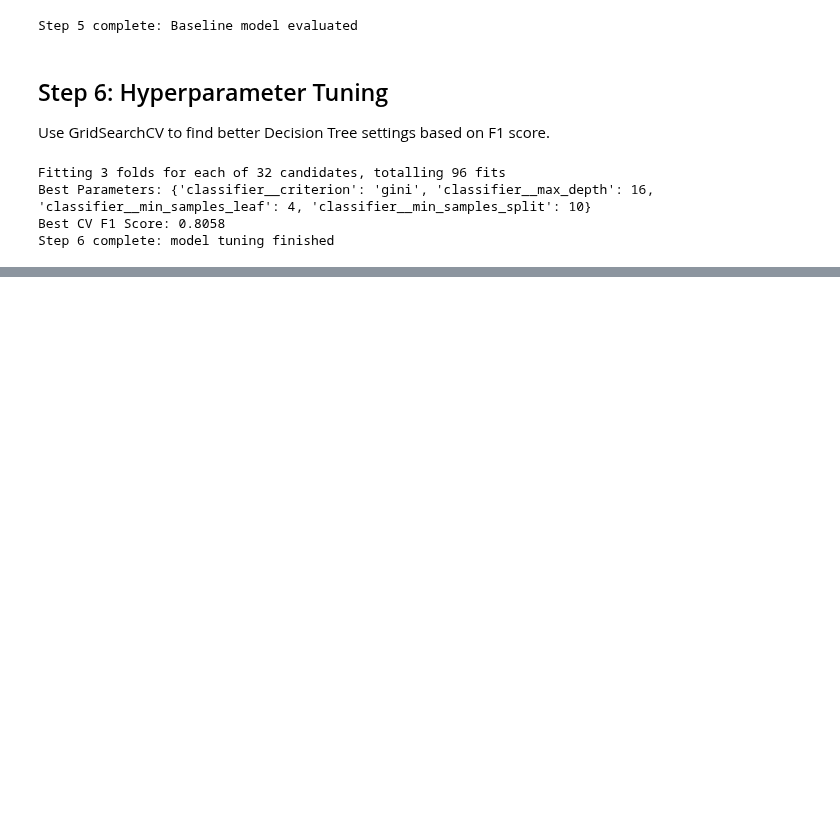
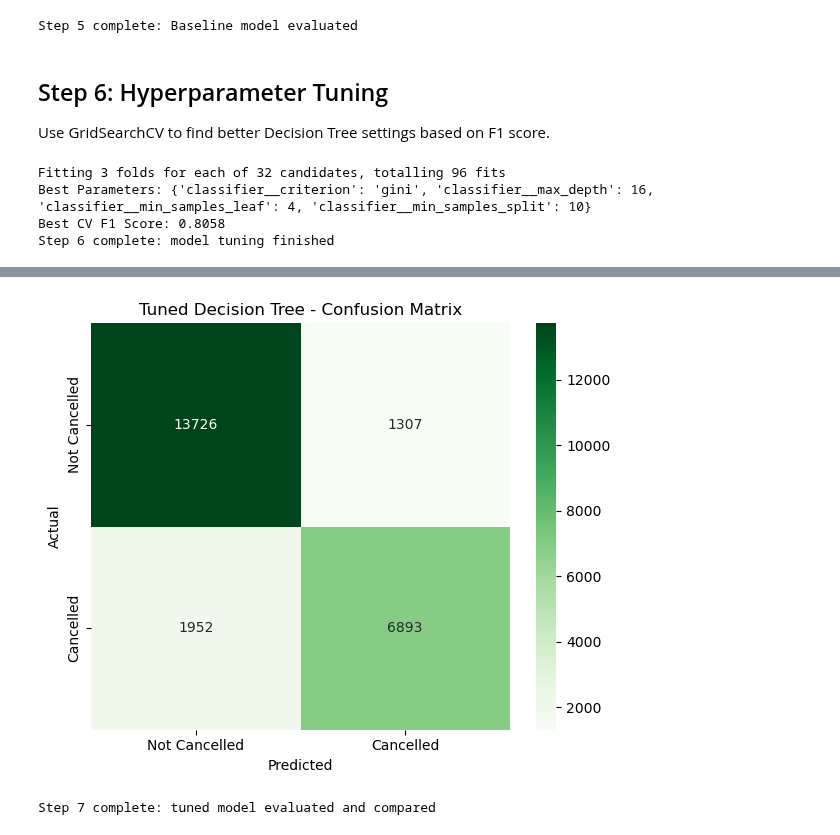
Before and after one commit to Eranga999/ML_Group_Assigment, a Jupyter notebook: Decision_Tree_IT22194244.ipynb, the cells around one changed output, grey strips where cells are left out. Saved outputs shown, nothing was run; the diff lists cells and outputs as text; code cells hidden in the pictures; blank space fills up the shorter version.

Commit message:
tuned Model Evaluation

```diff
--- a/Decision_Tree_IT22194244.ipynb
+++ b/Decision_Tree_IT22194244.ipynb
@@ -326,0 +330,19 @@ Step 6 complete: model tuning finished
+# %%
+# Evaluate tuned model on test set
+y_pred_tuned = best_model.predict(X_test)
+
+acc_tuned = accuracy_score(y_test, y_pred_tuned)
+pre_tuned = precision_score(y_test, y_pred_tuned)
+rec_tuned = recall_score(y_test, y_pred_tuned)
+f1_tuned = f1_score(y_test, y_pred_tuned)
+
+results = pd.DataFrame([
+    ['Baseline', acc_base, pre_base, rec_base, f1_base],
+    ['Tuned', acc_tuned, pre_tuned, rec_tuned, f1_tuned]
+], columns=['Model', 'Accuracy', 'Precision', 'Recall', 'F1'])
+
+print('Baseline vs Tuned Comparison:')
+display(results.round(4))
+
+print('\nTuned Classification Report:')
+print(classification_report(y_test, y_pred_tuned, target_names=['Not Cancelled', 'Cancelled']))
@@ -326,0 +363,18 @@ Step 6 complete: model tuning finished
+# %%
+# Tuned confusion matrix
+cm_tuned = confusion_matrix(y_test, y_pred_tuned)
+
+plt.figure(figsize=(6, 5))
+sns.heatmap(cm_tuned, annot=True, fmt='d', cmap='Greens',
+            xticklabels=['Not Cancelled', 'Cancelled'],
+            yticklabels=['Not Cancelled', 'Cancelled'])
+plt.title('Tuned Decision Tree - Confusion Matrix')
+plt.xlabel('Predicted')
+plt.ylabel('Actual')
+plt.tight_layout()
+plt.show()
+
+print('Step 7 complete: tuned model evaluated and compared')
+# %% [output]
+[figure, added]
+Step 7 complete: tuned model evaluated and compared
```
Also changed, not shown: parts of 2 cells of this notebook.
